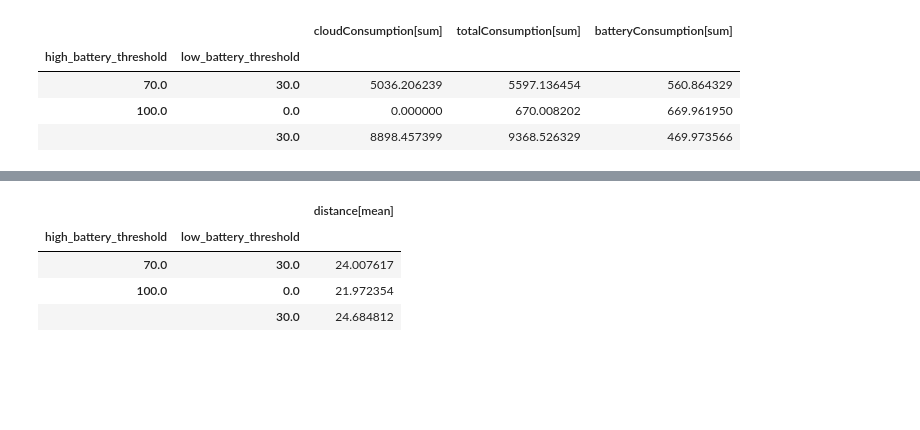
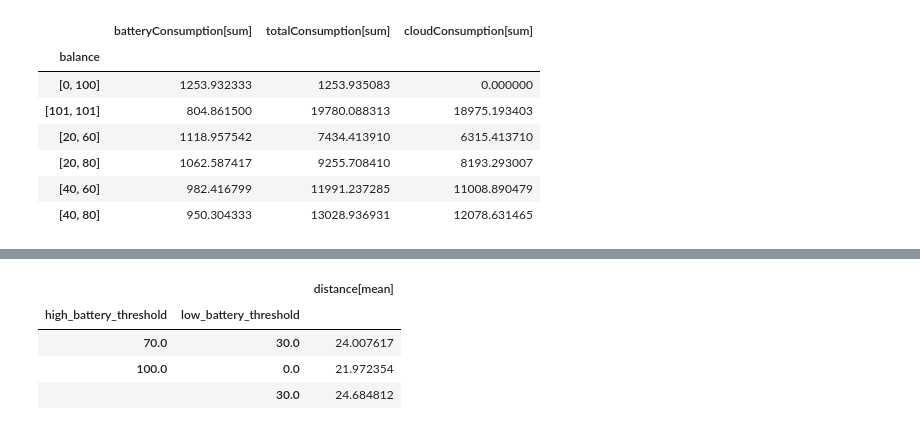
Before and after one commit to nicolasfara/pulvreakt-reconfiguration-evaluation, a Jupyter notebook: data-visualization/Data Visualization.ipynb, the cells around one changed output, grey strips where cells are left out. Saved outputs shown, nothing was run; the diff lists cells and outputs as text; code cells hidden in the pictures; blank space fills up the shorter version.

```diff
--- a/data-visualization/Data Visualization.ipynb
+++ b/data-visualization/Data Visualization.ipynb
@@ -143,14 +143,17 @@ distance = current_experiment_means[
 ].mean(dim = { 'epi_ratio', 'device_count', 'cloud_epi', 'battery_discharge_time' }, skipna = True)
 # %%
 consumptions_mean = consumptions.mean(dim = { 'time' }, skipna = True)
-consumption_df = consumptions_mean.to_dataframe().tail(-1)
+consumption_df = consumptions_mean.to_dataframe()
 consumption_df
 # %% [output]
-|  |  | cloudConsumption[sum] | totalConsumption[sum] | batteryConsumption[sum] |
-| high_battery_threshold | low_battery_threshold |  |  |  |
-| 70.0 | 30.0 | 5036.206239 | 5597.136454 | 560.864329 |
-| 100.0 | 0.0 | 0.000000 | 670.008202 | 669.961950 |
-|  | 30.0 | 8898.457399 | 9368.526329 | 469.973566 |
+|  | batteryConsumption[sum] | totalConsumption[sum] | cloudConsumption[sum] |
+| balance |  |  |  |
+| [0, 100] | 1253.932333 | 1253.935083 | 0.000000 |
+| [101, 101] | 804.861500 | 19780.088313 | 18975.193403 |
+| [20, 60] | 1118.957542 | 7434.413910 | 6315.413710 |
+| [20, 80] | 1062.587417 | 9255.708410 | 8193.293007 |
+| [40, 60] | 982.416799 | 11991.237285 | 11008.890479 |
+| [40, 80] | 950.304333 | 13028.936931 | 12078.631465 |
 # %%
 charging_sum = charging.sum(dim = { 'time' }, skipna = True)
 charging_df = charging_sum.to_dataframe().tail(-1)
```
Also changed, not shown: parts of 1 cell of this notebook, 3 other files.
